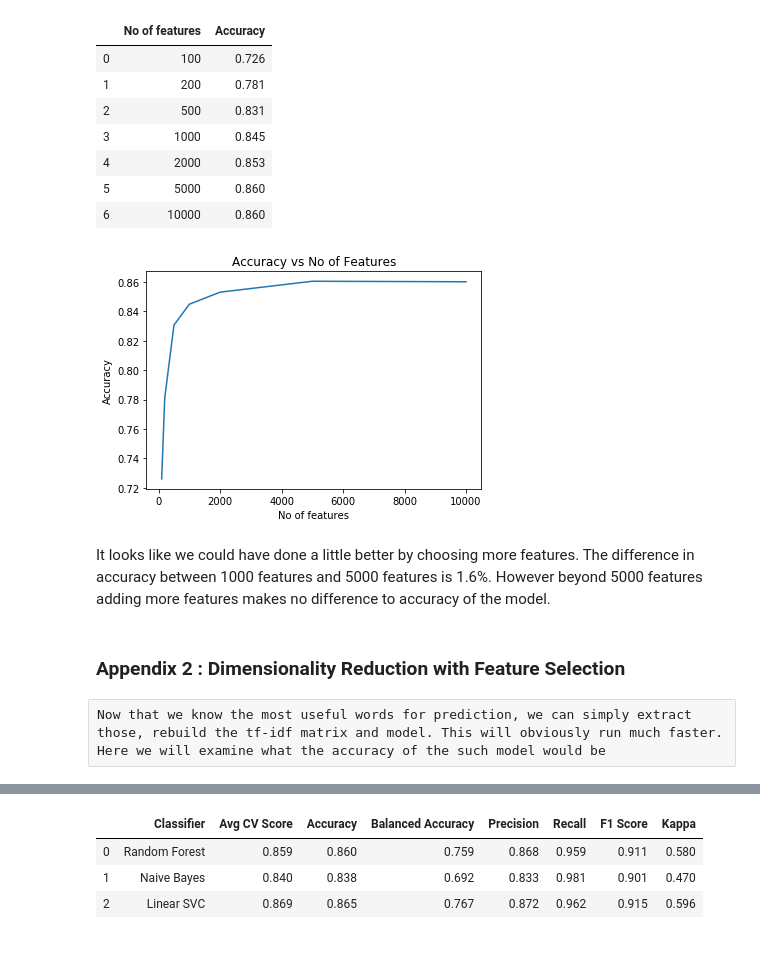
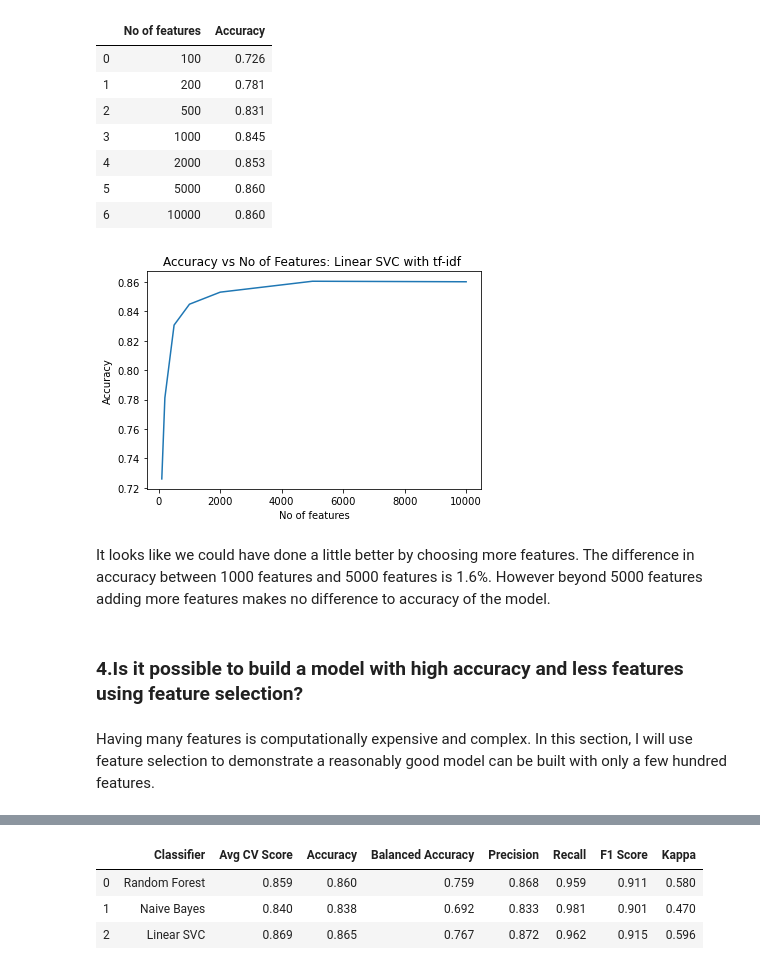
Before and after one commit to judebrhanavan/DMML1, a Jupyter notebook: Project-RottenTomatoes.ipynb, the cells around one changed output, grey strips where cells are left out. Saved outputs shown, nothing was run; the diff lists cells and outputs as text; code cells hidden in the pictures.

```diff
--- a/Project-RottenTomatoes.ipynb
+++ b/Project-RottenTomatoes.ipynb
@@ -881,16 +941,16 @@ df_numfeatures.round(3)
 # %%
 # plot no of featres vs accuracy
 fig , ax = plt.subplots()
 ax.plot(df_numfeatures['No of features'], df_numfeatures['Accuracy'])
-ax.set_title('Accuracy vs No of Features')
+ax.set_title('Accuracy vs No of Features: Linear SVC with tf-idf ')
 ax.set_ylabel('Accuracy')
 ax.set_xlabel('No of features')
 plt.show()
 # %% [output]
-[figure, old version]
+[figure, new version]
 # %% [markdown]
 It looks like we could have done a little better by choosing more features. The difference in accuracy between 1000 features and 5000 features is  1.6%. However beyond 5000 features adding more features makes no difference to accuracy of the model.
-# %% [markdown]
-### Appendix 2 : Dimensionality Reduction with Feature Selection
-# %% [raw]
-Now that we know the most useful words for prediction, we can simply extract those, rebuild the tf-idf matrix and model. This will obviously run much faster. Here we will examine what the accuracy of the such model would be
+# %% [markdown]
+### 4.Is it possible to build a model with high accuracy and less features using feature selection?
+# %% [markdown]
+Having many features is computationally expensive and complex. In this section, I will use feature selection to demonstrate a reasonably good model can be built with only a few hundred features.
```
Also changed, not shown: parts of 157 cells of this notebook, 7 other files.
